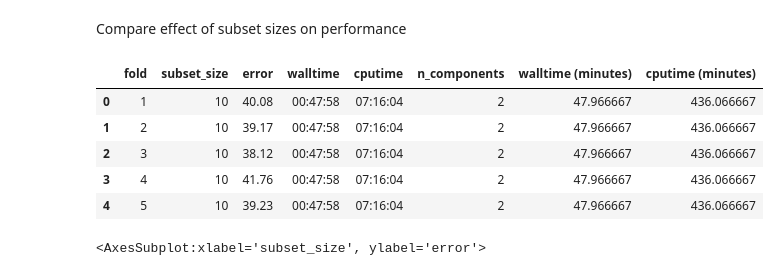
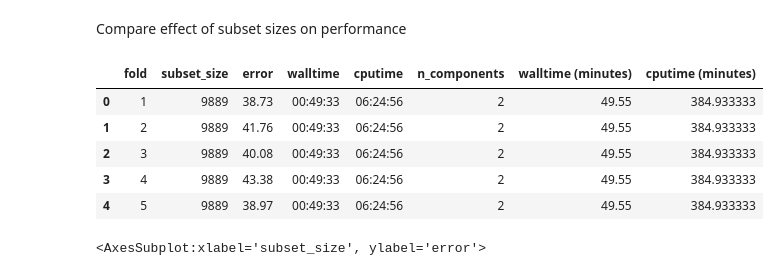
Before and after one commit to dunnkers/music-key-classification, a Jupyter notebook: src/peregrine_results.ipynb, the cells around one changed output. Drawn from its saved outputs; the diff is of its cells as text; code cells hidden in the pictures.

Commit message:
Publish latest results

```diff
--- a/src/peregrine_results.ipynb
+++ b/src/peregrine_results.ipynb
@@ -68,22 +68,22 @@ plt.show()
 Compare effect of subset sizes on performance
 # %%
 import pandas as pd
-subsetdata = pd.read_csv('../results/17846863.csv')
+subsetdata = pd.read_csv('../results/17873402.csv')
 subsetdata = subsetdata.rename(columns={'hyperparam': 'subset_size'})
 subsetdata['n_components'] = 2
 subsetdata['walltime (minutes)'] = to_minutes(subsetdata['walltime'])
 subsetdata['cputime (minutes)'] = to_minutes(subsetdata['cputime'])
 fullsubset = data[data['n_components'] == 2]
 fullsubset['subset_size'] = 9889
 subsetdata = pd.concat([subsetdata, fullsubset])
 subsetdata.head()
 # %% [output]
 |  | fold | subset_size | error | walltime | cputime | n_components | walltime (minutes) | cputime (minutes) |
-| 0 | 1 | 10 | 40.08 | 00:47:58 | 07:16:04 | 2 | 47.966667 | 436.066667 |
-| 1 | 2 | 10 | 39.17 | 00:47:58 | 07:16:04 | 2 | 47.966667 | 436.066667 |
-| 2 | 3 | 10 | 38.12 | 00:47:58 | 07:16:04 | 2 | 47.966667 | 436.066667 |
-| 3 | 4 | 10 | 41.76 | 00:47:58 | 07:16:04 | 2 | 47.966667 | 436.066667 |
-| 4 | 5 | 10 | 39.23 | 00:47:58 | 07:16:04 | 2 | 47.966667 | 436.066667 |
+| 0 | 1 | 9889 | 38.73 | 00:49:33 | 06:24:56 | 2 | 49.55 | 384.933333 |
+| 1 | 2 | 9889 | 41.76 | 00:49:33 | 06:24:56 | 2 | 49.55 | 384.933333 |
+| 2 | 3 | 9889 | 40.08 | 00:49:33 | 06:24:56 | 2 | 49.55 | 384.933333 |
+| 3 | 4 | 9889 | 43.38 | 00:49:33 | 06:24:56 | 2 | 49.55 | 384.933333 |
+| 4 | 5 | 9889 | 38.97 | 00:49:33 | 06:24:56 | 2 | 49.55 | 384.933333 |
 # %%
 sns.violinplot(data=subsetdata, x='subset_size', y='error')
 # %% [output]
```
Also changed, not shown: 3 other files.
